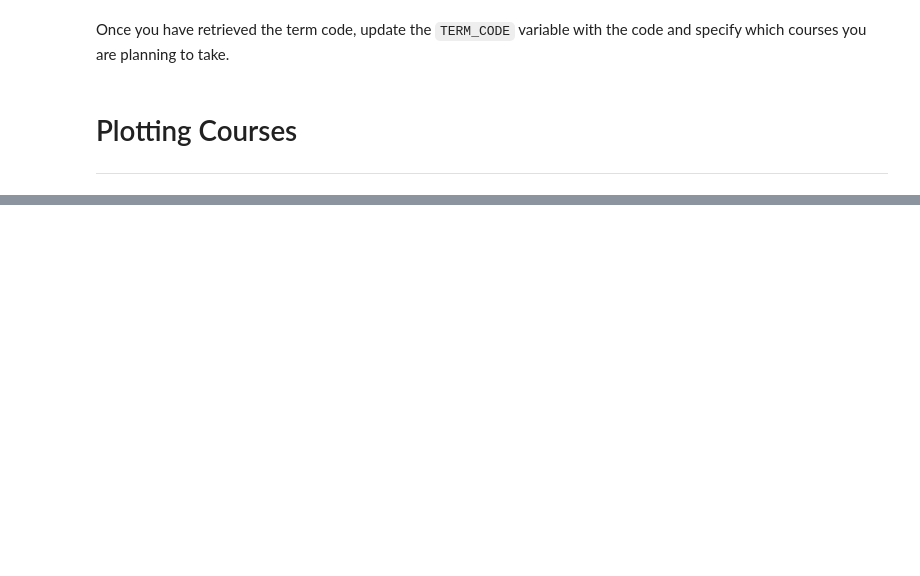
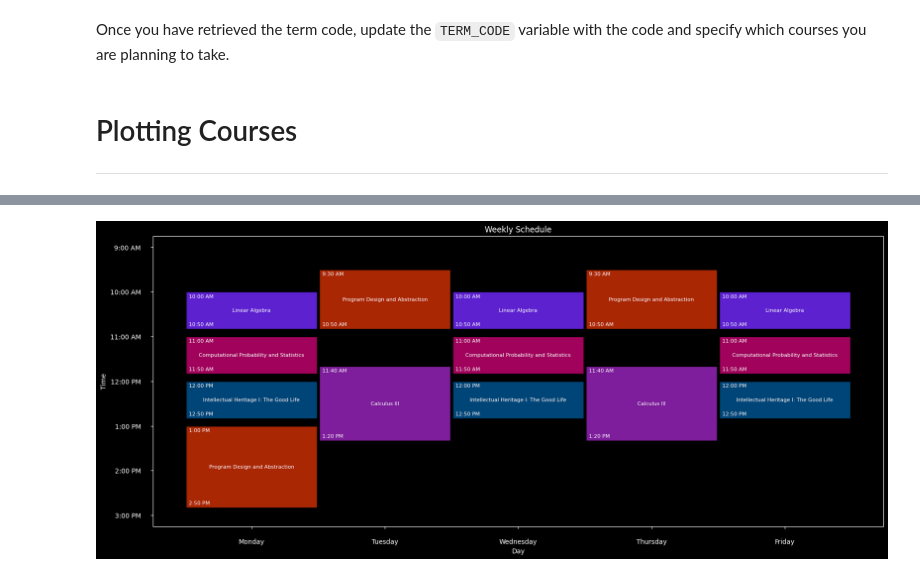
Before and after one commit to iNanoToxin/SchedulePlanner, a Jupyter notebook: planner.ipynb, the cells around one changed output, grey strips where cells are left out. Cells and saved outputs as stored; diff of their text form; code cells hidden in the pictures; blank space fills up the shorter version.

```diff
--- a/planner.ipynb
+++ b/planner.ipynb
@@ -94,7 +94,7 @@ def fetch(url: str, query_params):
             return False, f"Failed to retrieve the page. Status code: {response.status_code}"
         return True, response.json()
     except ValueError:
-        return False, "You are not logged in. Try updating your cookies."
+        return False, "You are not logged in."
     except Exception as error:
         return False, error.with_traceback()
 
@@ -248,10 +253,11 @@ cartesian_product_courses = list(product(*[a for a in courses.values()]))
 print(json.dumps(cartesian_product_courses, cls=CustomEncoder, indent=4))
 # %%
 from datetime import datetime
+import matplotlib.colors as mcolors
+import matplotlib.pyplot as plt
+import numpy as np
 import math
-import numpy as np
-import matplotlib.pyplot as plt
-import matplotlib.colors as mcolors
+import random
 
 
 class Event:
@@ -325,6 +331,10 @@ class Schedule:
             luminance = (r * 0.299 + g * 0.587 + b * 0.114) * 255
             if 50 <= luminance <= 80:
                 dark_mode_colors.append(mcolors.XKCD_COLORS[color_name])
+
+        dark_mode_colors.sort()
+        random.seed(2024)
+        random.shuffle(dark_mode_colors)
         return dark_mode_colors
 
     def get_range(self) -> tuple[float, float]:
@@ -367,6 +377,8 @@ class Schedule:
             plt.ylim(range_max, range_min)
             # plt.ylim(0, 24)
 
+            CELL_WIDTH = 0.98
+
             for event in self.events:
                 beg: float = self.get_schedule_time(event.begin)
                 end: float = self.get_schedule_time(event.end)
@@ -378,23 +390,75 @@ class Schedule:
                     event.day,
                     height=(end - beg),
                     bottom=beg,
-                    width=0.98,
+                    width=CELL_WIDTH,
                     color=event_colors[event.name],
                     edgecolor="black",
                 )
                 plt.text(event.day, (beg + end) / 2, event.name, ha="center", va="center", fontsize=8)
+
+                def to_hm(time: datetime):
+                    label = "PM" if 12 <= time.hour < 24 else "AM"
+                    return "{0}:{1:0>2} {2}".format(time.hour % 12 or 12, time.minute, label)
+
+                plt.text(
+                    event.day - CELL_WIDTH / 2 + 0.02, beg - 0.05, to_hm(event.begin), ha="left", va="top", fontsize=8
+                )
+                plt.text(
+                    event.day - CELL_WIDTH / 2 + 0.02, end + 0.05, to_hm(event.end), ha="left", va="bottom", fontsize=8
+                )
         plt.show()
 
 
+class ScheduleCompare:
+    def not_overlap(s: Schedule):
+        return not s.has_overlap()
+
+    def week_range(s: Schedule):
+        min, max = s.get_range()
+        return max - min
+
+    def week_total(s: Schedule):
+        events_by_day = {}
+        for event in s.events:
+            events_by_day.setdefault(event.day, []).append(event)
+
+        total_time = 0
+        for events in events_by_day.values():
+            events.sort(key=lambda e: e.begin)
+            prev_time = events[0].begin.hour + events[0].begin.minute / 60
+            curr_time = events[-1].end.hour + events[-1].end.minute / 60
+            total_time += curr_time - prev_time
+        return total_time
+
+    def between_total(s: Schedule):
+        events_by_day = {}
+        for event in s.events:
+            events_by_day.setdefault(event.day, []).append(event)
+
+        total_time = 0
+        for events in events_by_day.values():
+            events.sort(key=lambda e: e.begin)
+            for i in range(1, len(events)):
+                prev_time = events[i - 1].end.hour + events[i - 1].end.minute / 60
+                curr_time = events[i].begin.hour + events[i].begin.minute / 60
+                total_time += curr_time - prev_time
+        return total_time
+
+
 schedules = [Schedule(schedule) for schedule in cartesian_product_courses]
-schedules = list(filter(lambda s: not s.has_overlap(), schedules))
-schedules = sorted(schedules, key=lambda s: (r := s.get_range())[1] - r[0])
+schedules = list(filter(ScheduleCompare.not_overlap, schedules))
+schedules = sorted(schedules, key=ScheduleCompare.between_total)
+schedules = {schedule: True for schedule in schedules}
+schedules = list(schedules.keys())[:5]
 
-cache = {schedule: True for schedule in schedules}
+print(len(schedules))
 
-print(len(cache))
-
-for schedule in cache.keys():
-    print(schedule.get_range()[1] - schedule.get_range()[0])
+for schedule in schedules:
+    print(
+        f"WEEK_RANGE: {ScheduleCompare.week_range(schedule):.2f} hrs, "
+        f"WEEK_TOTAL: {ScheduleCompare.week_total(schedule):.2f} hrs, "
+        f"BREAK_TOTAL: {ScheduleCompare.between_total(schedule):.2f} hrs"
+    )
     schedule.show()
-    # time.sleep(1)
+    # break
+# %% [output]
@@ -400,0 +467 @@ for schedule in cache.keys():
+[figure, added]
```
Also changed, not shown: parts of 3 cells of this notebook.
